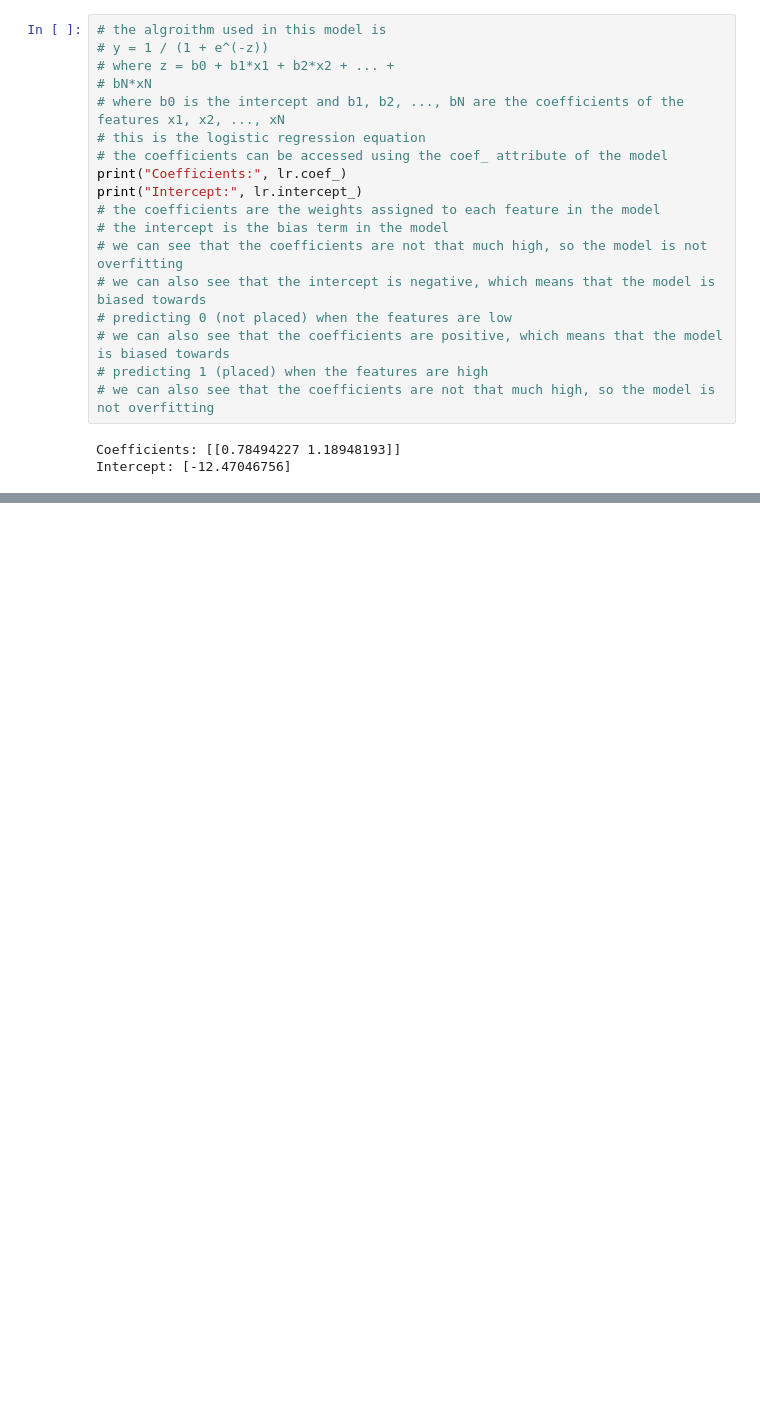
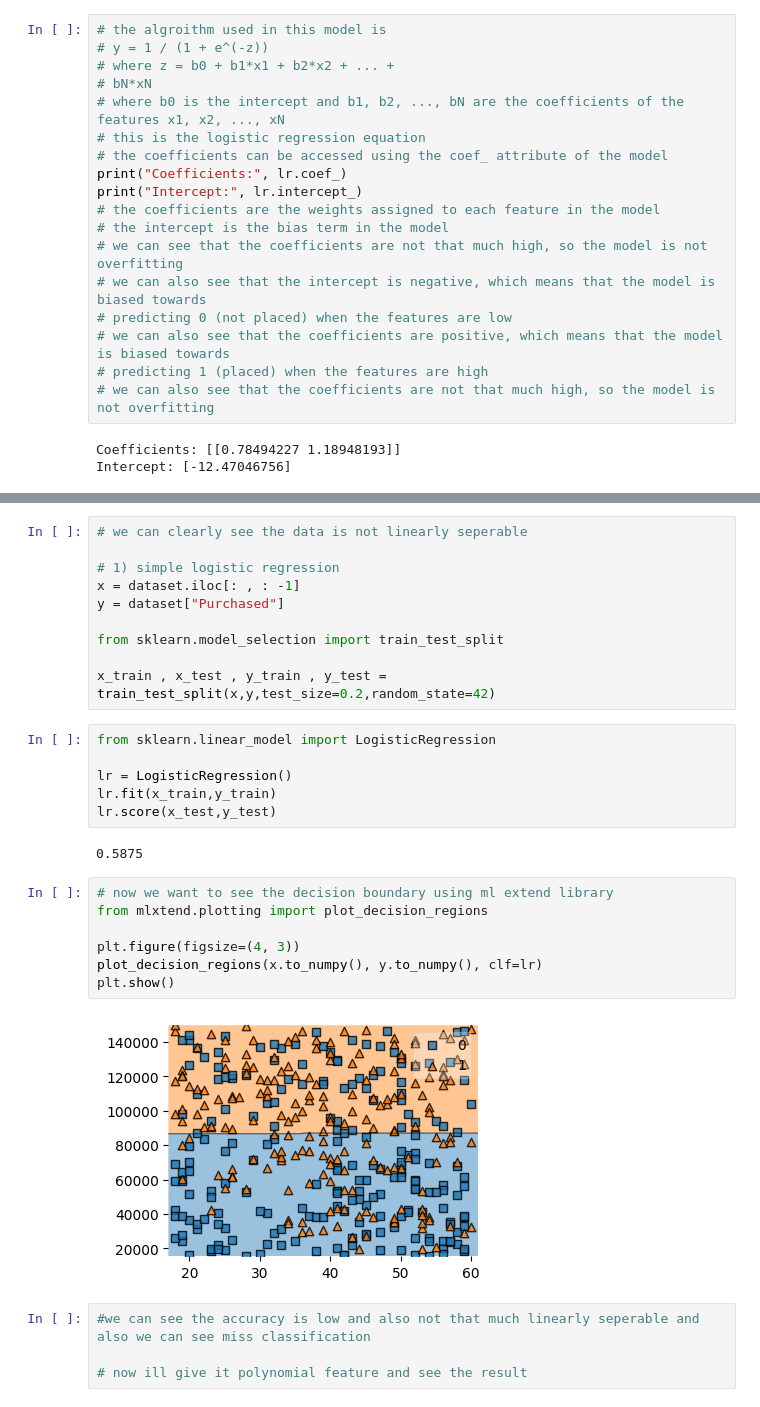
Before and after one commit to Ken-Kanike/ML, a Jupyter notebook: WsCubeTech/m7.ipynb, the cells around one changed output, grey strips where cells are left out. Drawn from its saved outputs; the diff is of its cells as text; blank space fills up the shorter version.

```diff
--- a/WsCubeTech/m7.ipynb
+++ b/WsCubeTech/m7.ipynb
@@ -290,0 +320,31 @@ Intercept: [-12.47046756]
+# %%
+# we can clearly see the data is not linearly seperable
+
+# 1) simple logistic regression
+x = dataset.iloc[: , : -1]
+y = dataset["Purchased"]
+
+from sklearn.model_selection import train_test_split
+
+x_train , x_test , y_train , y_test = train_test_split(x,y,test_size=0.2,random_state=42)
+# %%
+from sklearn.linear_model import LogisticRegression
+
+lr = LogisticRegression()
+lr.fit(x_train,y_train)
+lr.score(x_test,y_test)
+# %% [output]
+0.5875
+# %%
+# now we want to see the decision boundary using ml extend library
+from mlxtend.plotting import plot_decision_regions
+
+plt.figure(figsize=(4, 3))
+plot_decision_regions(x.to_numpy(), y.to_numpy(), clf=lr)
+plt.show()
+# %% [output]
+[figure, added]
+# %%
+#we can see the accuracy is low and also not that much linearly seperable and also we can see miss classification
+
+# now ill give it polynomial feature and see the result
```
Also changed, not shown: parts of 12 cells of this notebook, 1 other file.
